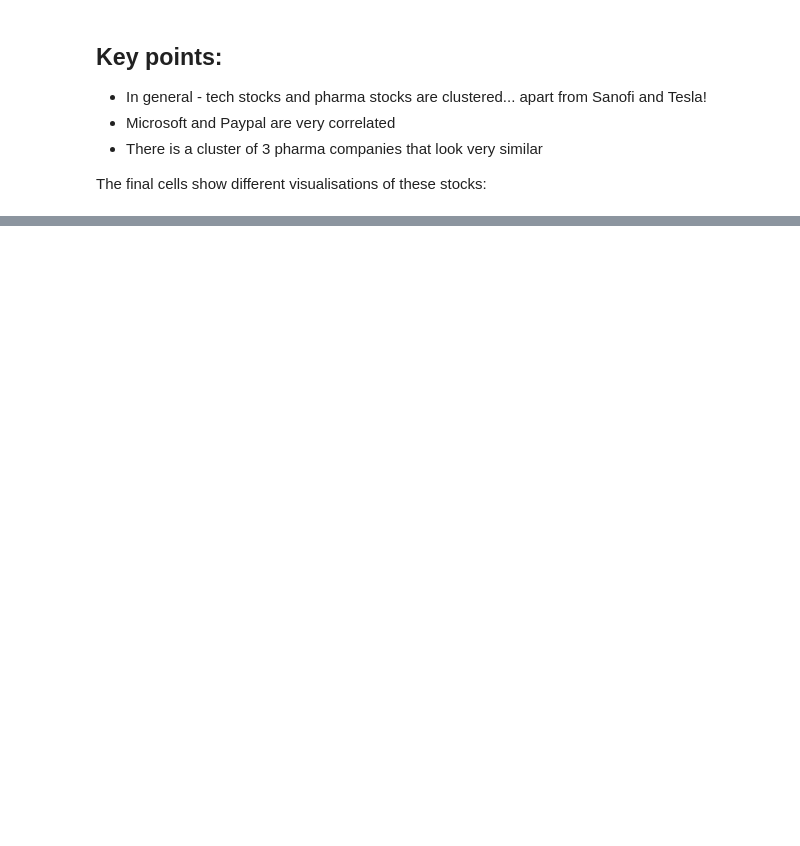
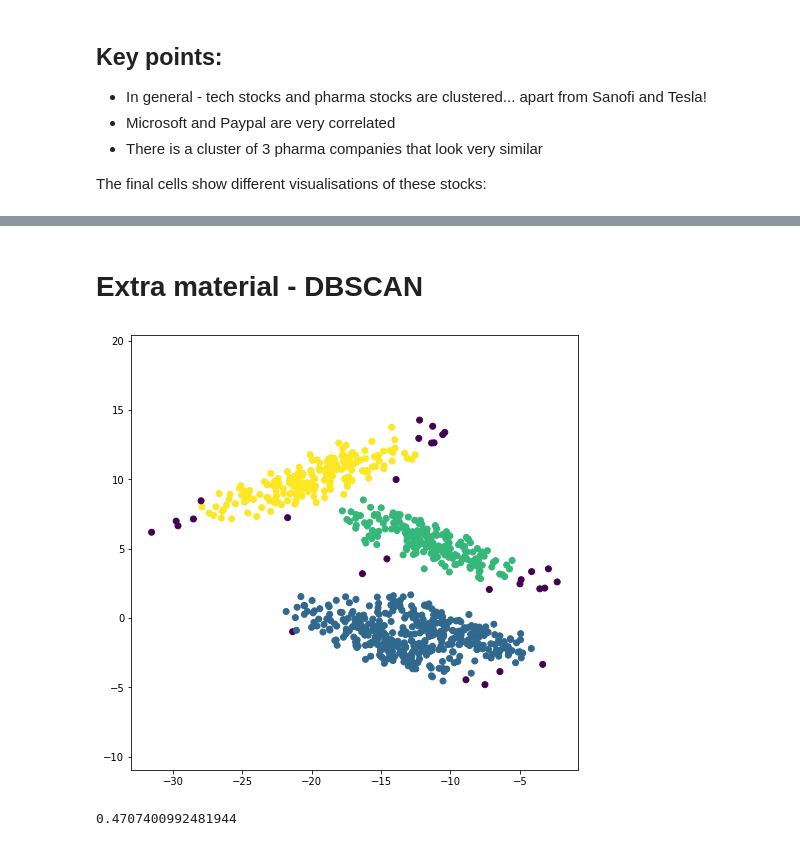
Before and after one commit to timvg80/pydata_cardiff_workshop1, a Jupyter notebook: eda_clustering_notebook.ipynb, the cells around one changed output, grey strips where cells are left out. Saved outputs shown, nothing was run; the diff lists cells and outputs as text; code cells hidden in the pictures; blank space fills up the shorter version.

```diff
--- a/eda_clustering_notebook.ipynb
+++ b/eda_clustering_notebook.ipynb
@@ -678,0 +825,22 @@ pypl_qf.iplot()
+# %% [markdown]
+# Extra material - DBSCAN
+# %%
+from sklearn.cluster import DBSCAN
+
+dbscan = DBSCAN(eps=1)
+
+dbscan.fit(gaussian_overlap_all)
+
+fig, ax = plt.subplots(figsize=(8, 8))
+ax.scatter(x_gaussian, y_gaussian, c=dbscan.labels_)
+ax.axis('equal');
+# %% [output]
+[figure, added]
+# %%
+dbscan_signal_indices = np.argwhere(dbscan.labels_ != -1).flatten()
+dbscan_signal = gaussian_overlap_all[dbscan_signal_indices]
+dbscan_clusters = dbscan.labels_[dbscan_signal_indices]
+
+silhouette_score(dbscan_signal, dbscan_clusters)
+# %% [output]
+0.4707400992481944
```
Also changed, not shown: parts of 74 cells of this notebook.
